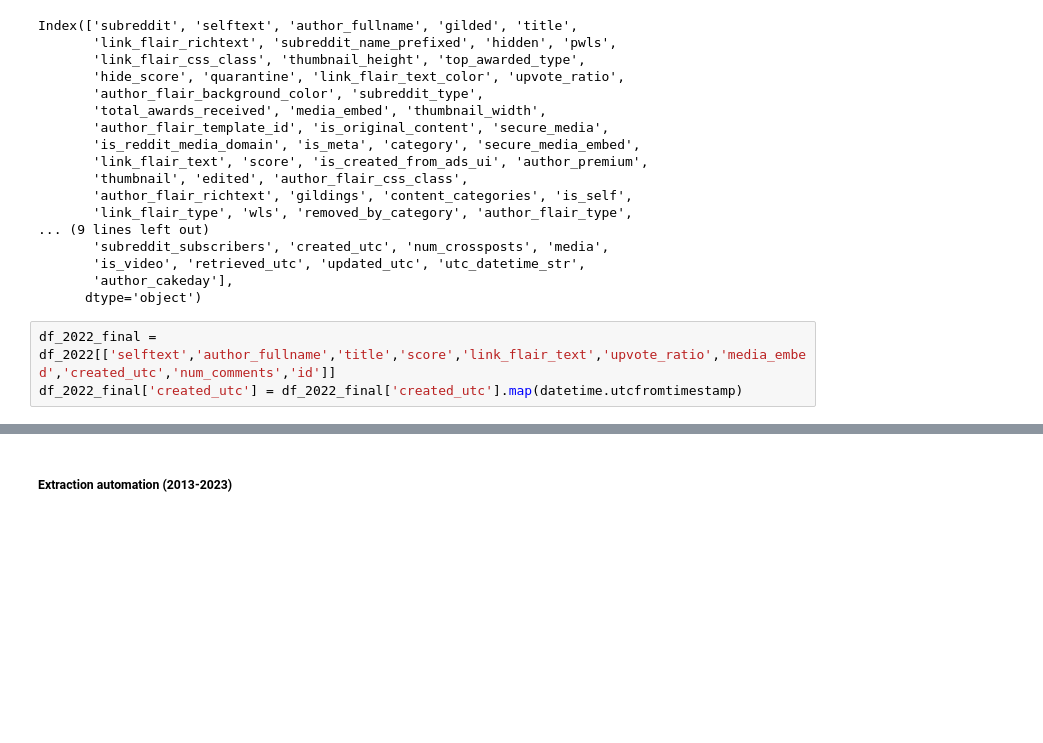
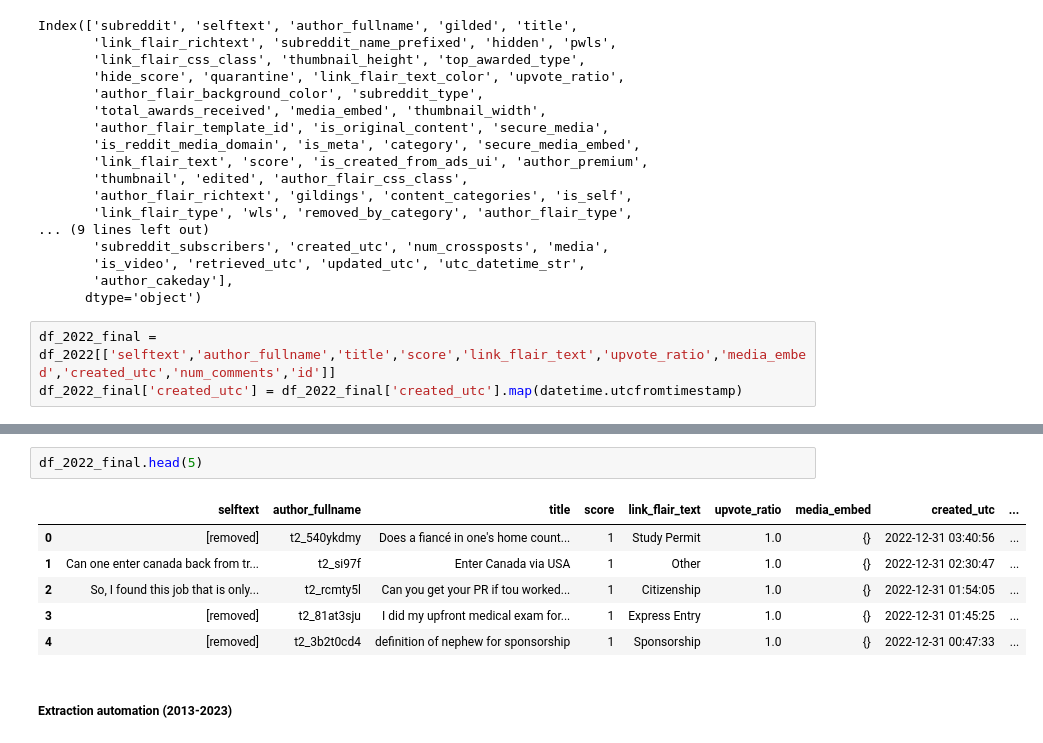
Before and after one commit to ngocmphan/reddit_immigration, a Jupyter notebook: Reddit_project.ipynb, the cells around one changed output, grey strips where cells are left out. Saved outputs shown, nothing was run; the diff lists cells and outputs as text; blank space fills up the shorter version.

```diff
--- a/Reddit_project.ipynb
+++ b/Reddit_project.ipynb
@@ -122,3 +93,12 @@ df_2022_final
+# %%
+df_2022_final.head(5)
+# %% [output]
+|  | selftext | author_fullname | title | score | link_flair_text | upvote_ratio | media_embed | created_utc | ... |
+| 0 | [removed] | t2_540ykdmy | Does a fiancé in one's home count... | 1 | Study Permit | 1.0 | {} | 2022-12-31 03:40:56 | ... |
+| 1 | Can one enter canada back from tr... | t2_si97f | Enter Canada via USA | 1 | Other | 1.0 | {} | 2022-12-31 02:30:47 | ... |
+| 2 | So, I found this job that is only... | t2_rcmty5l | Can you get your PR if tou worked... | 1 | Citizenship | 1.0 | {} | 2022-12-31 01:54:05 | ... |
+| 3 | [removed] | t2_81at3sju | I did my upfront medical exam for... | 1 | Express Entry | 1.0 | {} | 2022-12-31 01:45:25 | ... |
+| 4 | [removed] | t2_3b2t0cd4 | definition of nephew for sponsorship | 1 | Sponsorship | 1.0 | {} | 2022-12-31 00:47:33 | ... |
 # %% [markdown]
 ##### Extraction automation (2013-2023)
 # %%
```
Also changed, not shown: parts of 20 cells of this notebook.
